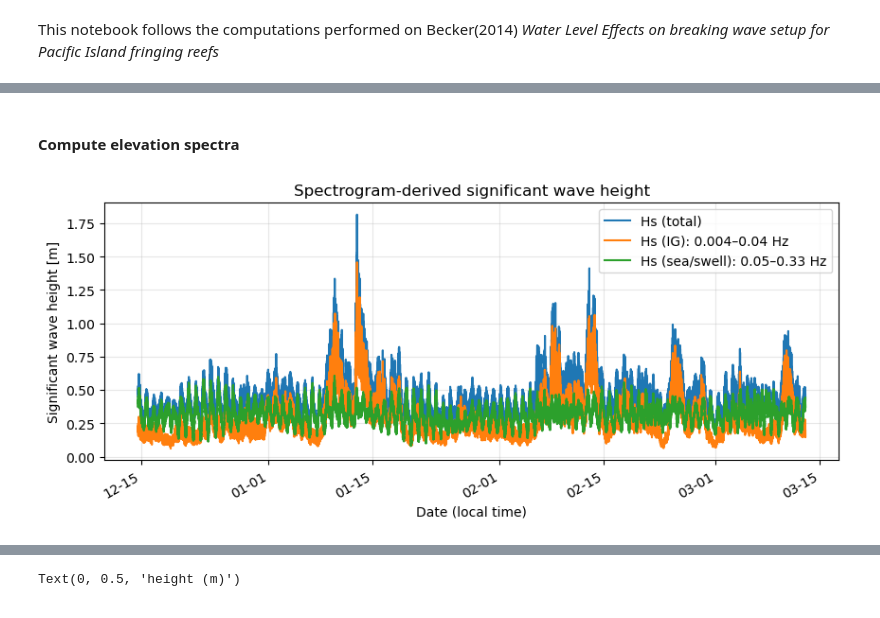
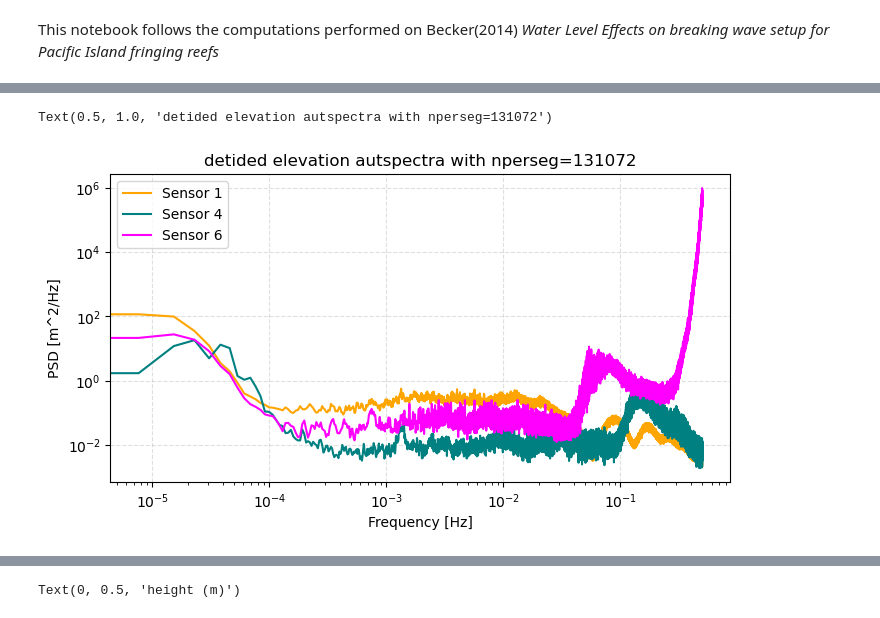
Before and after one commit to isidora-rojas/OceanWaveAnalysis, a Jupyter notebook: mokuleia/Becker2014.ipynb, the cells around one changed output, grey strips where cells are left out. Drawn from its saved outputs; the diff is of its cells as text; code cells hidden in the pictures.

```diff
--- a/mokuleia/Becker2014.ipynb
+++ b/mokuleia/Becker2014.ipynb
@@ -51,30 +66,36 @@ prep/calcs ... done.
-# %% [markdown]
-#### Compute elevation spectra
 # %%
 # INPUT VALUES
 fs = 1
-nperseg = 900 #15 min windows
+nperseg = 131072 # 2 hr windows
 noverlap = nperseg * 0.75 # 75% overlap
 
-# compute pressure spectra
-freqs, t_spec, Spp1 = spectrogram(
-    p1_detide,
-    fs=fs,
-    window = 'hann',
-    nperseg = nperseg,
-    noverlap = noverlap,
-    detrend = 'linear',
-    scaling = 'density',
-    mode='psd',
-)
+# compute pressure spectra ---> convert to sfc elevation spectra
+freqs1, t1_spec, Spp1 = spectrogram(p1_detide, fs=fs, window = 'hann', nperseg = nperseg, noverlap = nperseg/2, detrend = 'linear', scaling = 'density',mode='psd', )
+Seta1, t_eta1, h_eta1 = Spp_to_Seta(Spp1, freqs1, t1_spec, t1, h1)
 
-# convert to surface elevation
-Seta1, t_eta1, h_eta1 = Spp_to_Seta(Spp1, freqs, t_spec, t1, h1)
-autospec = np.nanmean(Seta1, axis=1)  # average across time windows
+freqs4, t4_spec, Spp4 = spectrogram(p4_detide, fs=fs, window = 'hann', nperseg = nperseg, noverlap = nperseg/2, detrend = 'linear', scaling = 'density',mode='psd', )
+Seta4, t_eta4, h_eta4 = Spp_to_Seta(Spp4, freqs4, t4_spec, t4, h4)
 
-# compute rms wave height using sig wave height. H
-# Hs = 4*sigma so Hrms = sqrt(2)/2 * Hs
-Hs_tot, Hs_ig, Hs_ss, Tp_ss, t_center = sig_wave_height(Seta1, freqs, t_spec, t1, h1)
-Hrms = np.sqrt(2)/2 * Hs_ss
+freqs6, t6_spec, Spp6 = spectrogram(p6_detide, fs=fs, window = 'hann', nperseg = nperseg, noverlap = nperseg/2, detrend = 'linear', scaling = 'density',mode='psd', )
+Seta6, t_eta6, h_eta6 = Spp_to_Seta(Spp6, freqs6, t6_spec, t6, h6)
+
+## ------- Autospectra plot ------ ##
+
+autospec1 = np.nanmean(Seta1, axis=1)
+autospec4 = np.nanmean(Seta4, axis=1)
+autospec6 = np.nanmean(Seta6, axis=1)
+
+fig, ax = plt.subplots(figsize=(8,4))
+
+ax.loglog(freqs1, autospec1, color='orange', label = 'Sensor 1')
+ax.loglog(freqs4, autospec4, color='teal', label = 'Sensor 4')
+ax.loglog(freqs6, autospec6, color='magenta', label = 'Sensor 6')
+#ax.set_xlim(None,0.08)
+ax.grid(True, linestyle='--', alpha=0.4)
+ax.set_xlabel('Frequency [Hz]')
+ax.set_ylabel('PSD [m^2/Hz]')
+ax.legend()
+ax.set_title('detided elevation autspectra with nperseg={}'.format(nperseg))
 # %% [output]
+Text(0.5, 1.0, 'detided elevation autspectra with nperseg=131072')
-[figure, old version]
+[figure, new version]
```
Also changed, not shown: parts of 10 cells of this notebook, 4 other files.
